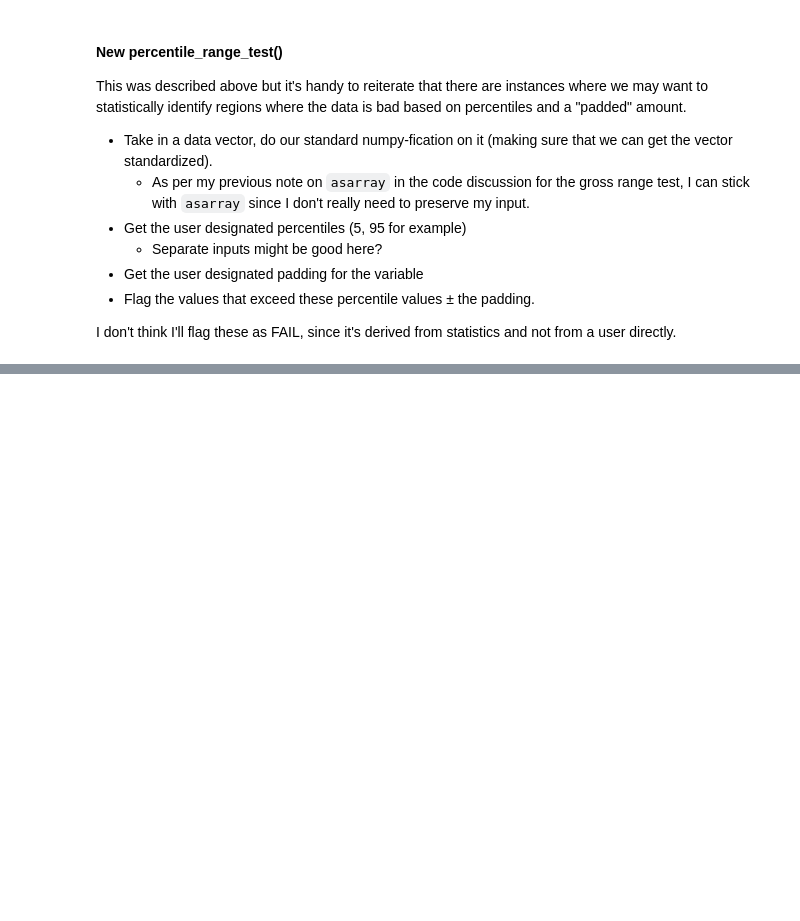
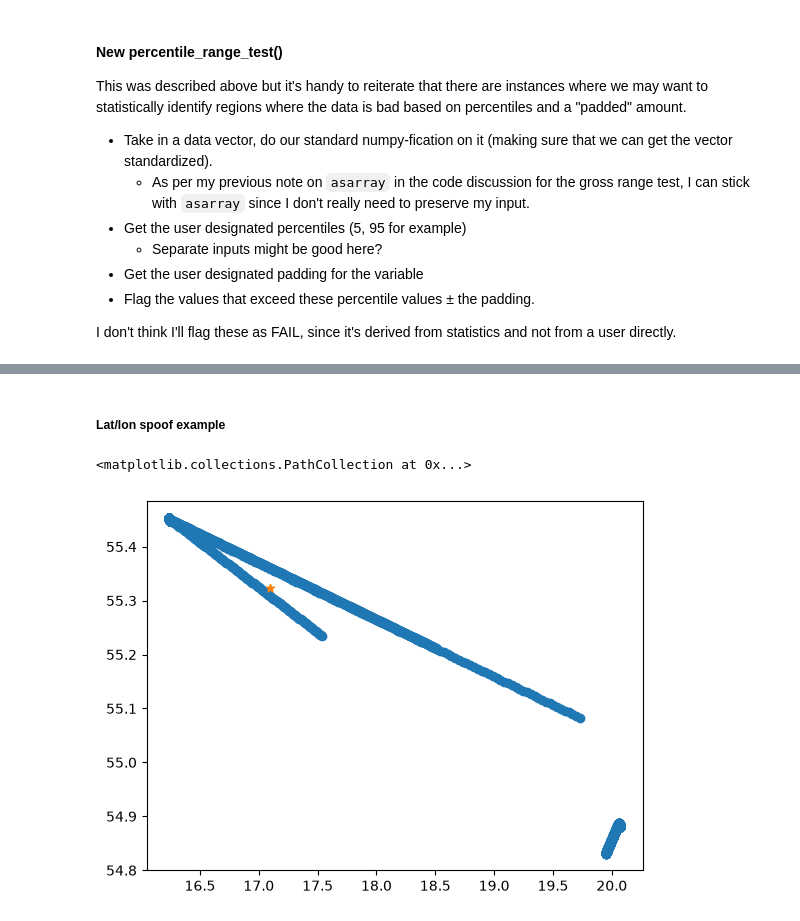
Before and after one commit to Klankers/mau_gsoc_qartod, a Jupyter notebook: deliverable_2.ipynb, the cells around one changed output, grey strips where cells are left out. Drawn from its saved outputs; the diff is of its cells as text; code cells hidden in the pictures; blank space fills up the shorter version.

```diff
--- a/deliverable_2.ipynb
+++ b/deliverable_2.ipynb
@@ -4633,0 +4061,9 @@ Now to load the spoofing example. We can call on the VOTO ERDDAP to load the fil
+# %%
+import pooch
+import xarray as xr
+
+url = "https://erddap.observations.voiceoftheocean.org/erddap/files/OG_complete_SEA067_M73/"
+fname = "SEA067_20250610T1441_delayed.nc"
+
+import hashlib
+localpath = "/home/aaron-mau/Data/OG1/SEA067_20250610T1441_delayed.nc"
@@ -4633,0 +4072,5 @@ Now to load the spoofing example. We can call on the VOTO ERDDAP to load the fil
+# %%
+with open(localpath, "rb") as f:
+    filehash = hashlib.sha256(f.read()).hexdigest()
+
+print(filehash)
@@ -4633,0 +4081,6 @@ Now to load the spoofing example. We can call on the VOTO ERDDAP to load the fil
+# %%
+download = pooch.retrieve(
+    url = f"{url}{fname}",
+    known_hash=f"sha256:{filehash}"
+)
+ds = xr.open_dataset(download)
@@ -4633,0 +4109,2 @@ Now to load the spoofing example. We can call on the VOTO ERDDAP to load the fil
+# %% [markdown]
+##### Lat/lon spoof example
@@ -4633,0 +4114,8 @@ Now to load the spoofing example. We can call on the VOTO ERDDAP to load the fil
+# %%
+cycles = np.arange(480,485,1)
+fig, axs = plt.subplots()
+axs.scatter(ds.LONGITUDE[ds.DIVE_NUMBER.isin(cycles)], ds.LATITUDE[ds.DIVE_NUMBER.isin(cycles)])
+axs.scatter(ds.LONGITUDE[ds.DIVE_NUMBER.isin(cycles)].mean(), ds.LATITUDE[ds.DIVE_NUMBER.isin(cycles)].mean(), marker="*")  #   Mean position of the glider during the selected cycles
+# %% [output]
+<matplotlib.collections.PathCollection at 0x...>
+[figure, added]
```
Also changed, not shown: parts of 153 cells of this notebook.
